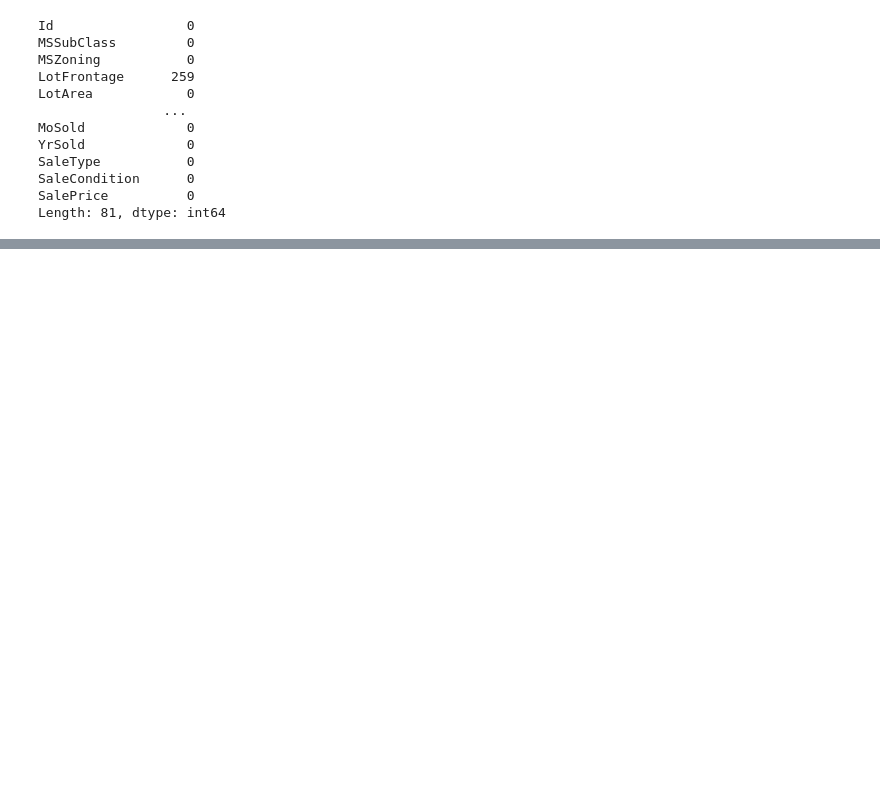
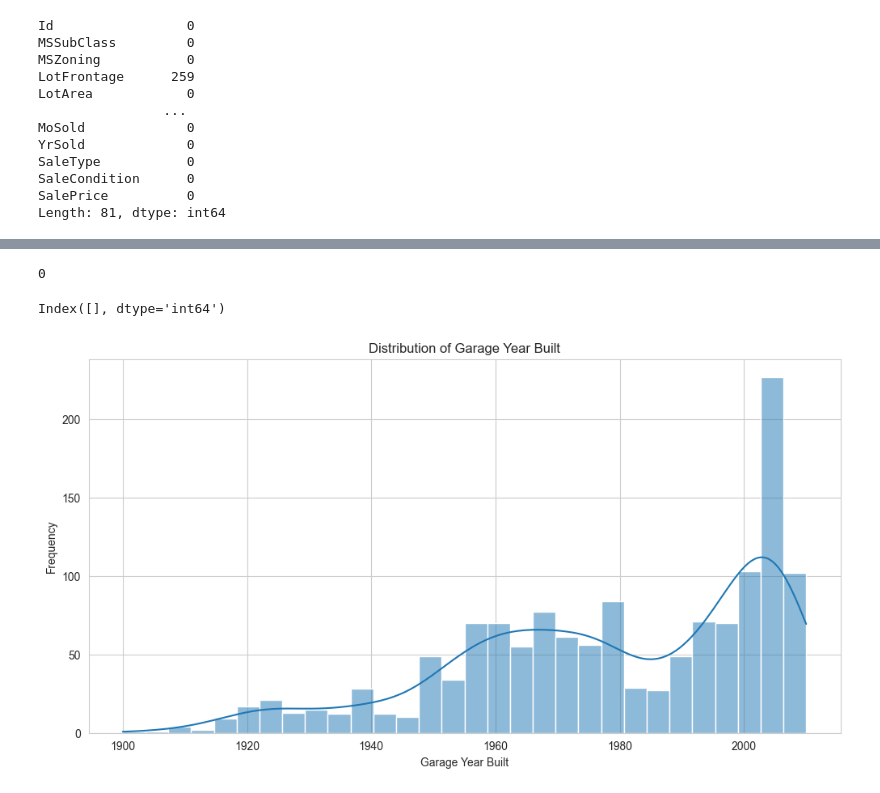
Before and after one commit to Muaeen/RihalIntern, a Jupyter notebook: regression_project/notebook/regession.ipynb, the cells around one changed output, grey strips where cells are left out. Cells and saved outputs as stored; diff of their text form; code cells hidden in the pictures; blank space fills up the shorter version.

```diff
--- a/regression_project/notebook/regession.ipynb
+++ b/regression_project/notebook/regession.ipynb
@@ -190,0 +206,35 @@ test.drop(columns=['Alley','PoolQC','Fence','MiscFeature'],inplace=True)
+# %%
+# For date features
+cleand_train = cleand_train.dropna(subset=['GarageYrBlt'])
+
+# For numerical features, we use median (to avoid influence of outliers)
+# For categorical features, we use mode (most frequent value)
+for column in cleand_train.columns:
+    if cleand_train[column].dtype == 'object':
+        cleand_train[column].fillna(cleand_train[column].mode()[0], inplace=True)
+    else:
+        cleand_train[column].fillna(cleand_train[column].median(), inplace=True)
+
+# Checking if there are any missing values left
+remaining_missing_values = cleand_train.isnull().sum().sum()
+remaining_missing_values
+# %% [output]
+0
+# %%
+# Check for duplicates and keep the first instance
+cleand_train[cleand_train.duplicated(keep="first")].index
+# %% [output]
+Index([], dtype='int64')
+# %%
+# Setting the aesthetic style of the plots
+sns.set_style("whitegrid")
+
+# Plotting the distribution of the Garage Year Built
+plt.figure(figsize=(12, 6))
+sns.histplot(train['GarageYrBlt'], kde=True, bins=30)
+plt.title('Distribution of Garage Year Built')
+plt.xlabel('Garage Year Built')
+plt.ylabel('Frequency')
+plt.show()
+# %% [output]
+[figure, added]
```
Also changed, not shown: parts of 21 cells of this notebook.
